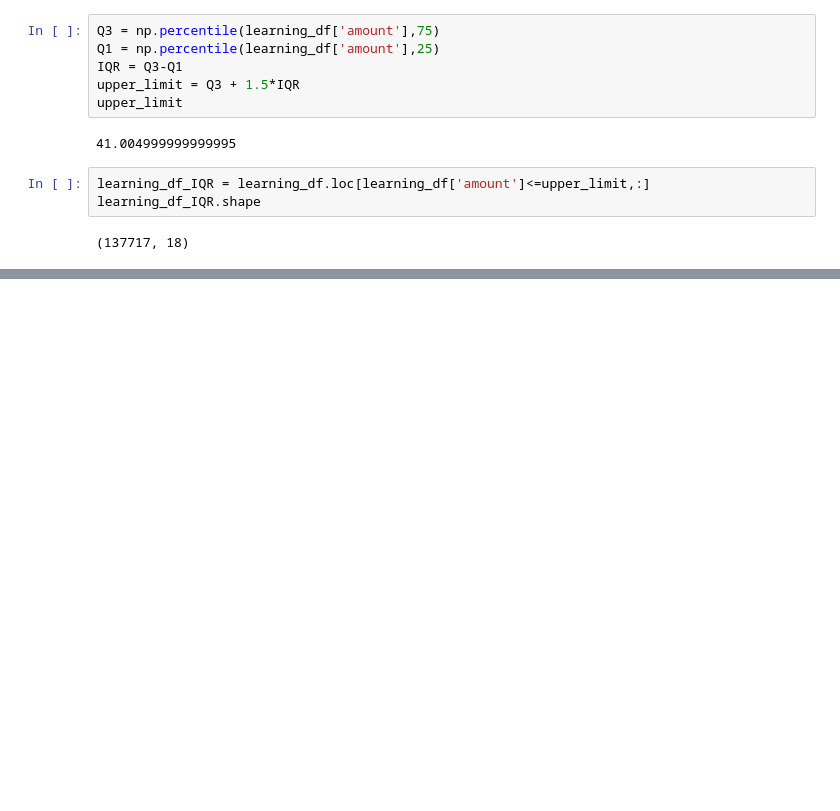
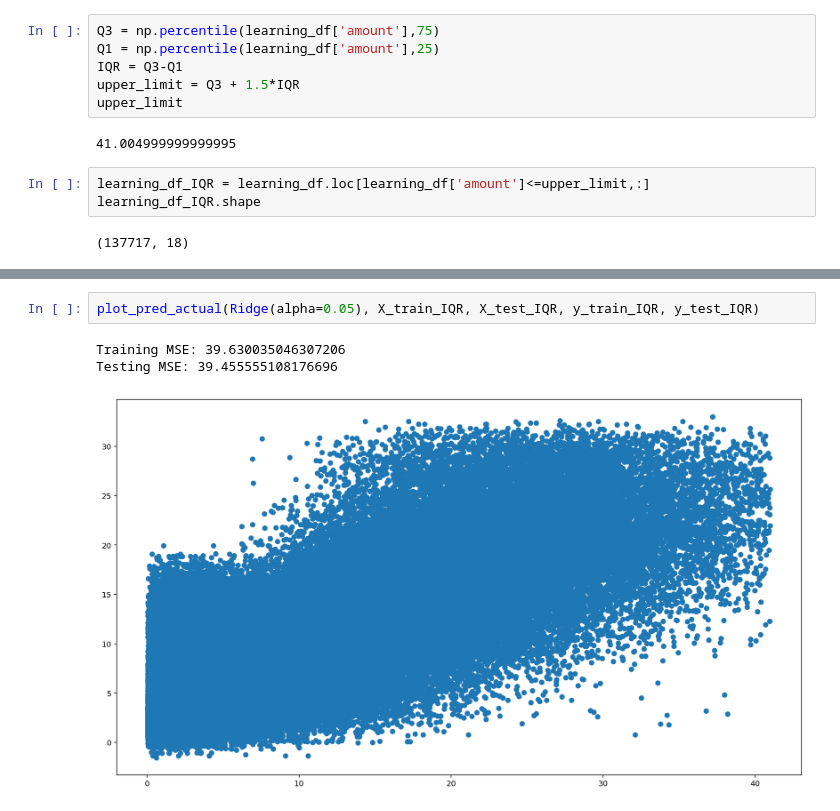
Before and after one commit to blowe615/starbucks_offers, a Jupyter notebook: starbucks_offers.ipynb, the cells around one changed output, grey strips where cells are left out. Saved outputs shown, nothing was run; the diff lists cells and outputs as text; blank space fills up the shorter version.

```diff
--- a/starbucks_offers.ipynb
+++ b/starbucks_offers.ipynb
@@ -1080,0 +1098,6 @@ learning_df_IQR.shape
+# %%
+plot_pred_actual(Ridge(alpha=0.05), X_train_IQR, X_test_IQR, y_train_IQR, y_test_IQR)
+# %% [output]
+Training MSE: 39.630035046307206
+Testing MSE: 39.455555108176696
+[figure, added]
```
Also changed, not shown: parts of 9 cells of this notebook.
